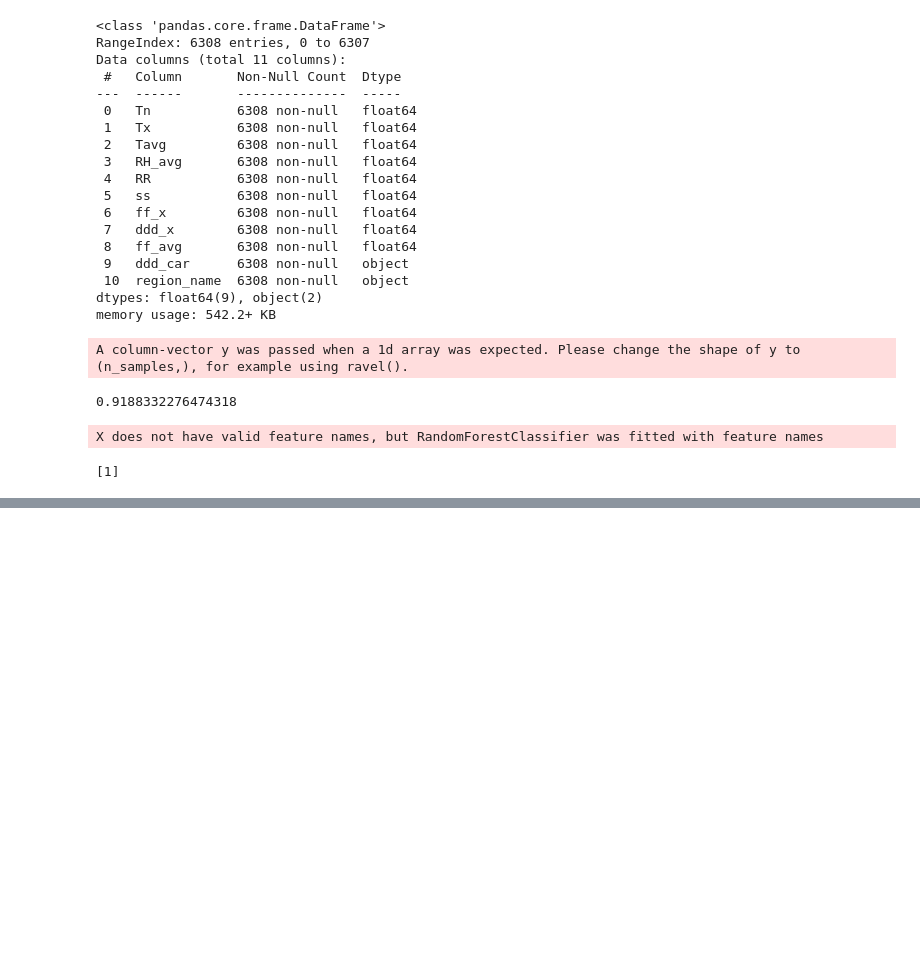
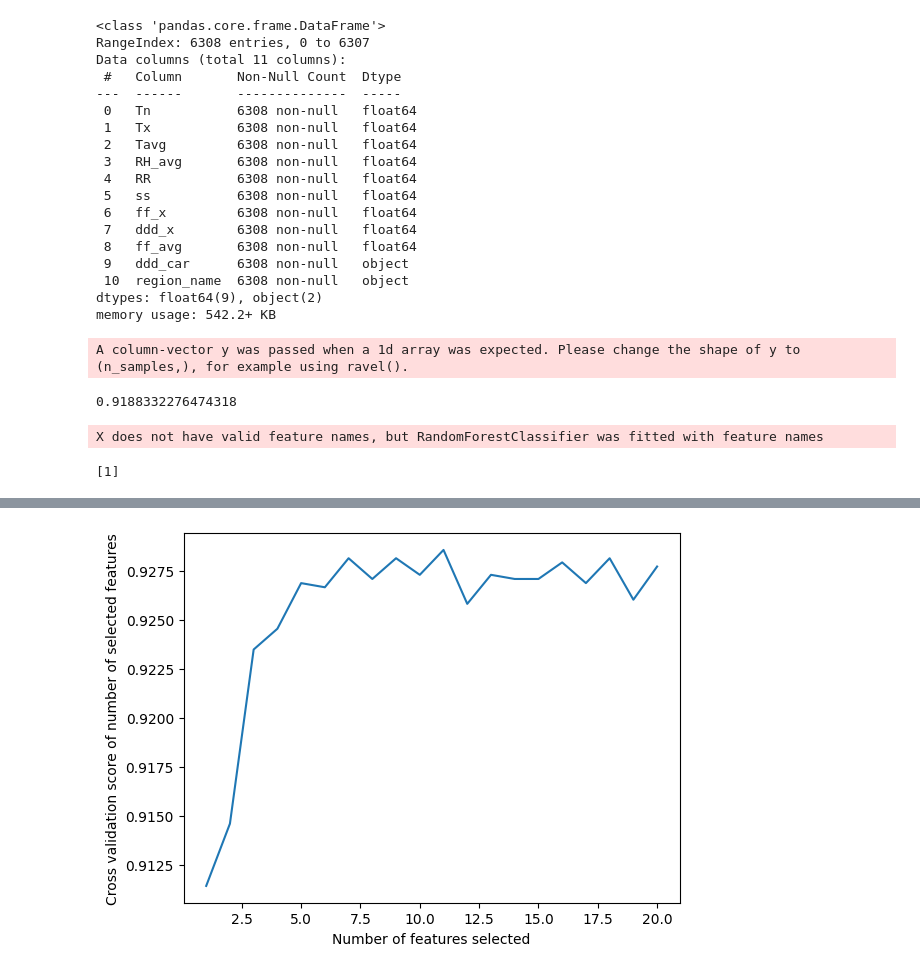
Before and after one commit to Fadhil-hi/Intern-BCC-2024, a Jupyter notebook: Code/models/random-forest.ipynb, the cells around one changed output, grey strips where cells are left out. Cells and saved outputs as stored; diff of their text form; code cells hidden in the pictures; blank space fills up the shorter version.

```diff
--- a/Code/models/random-forest.ipynb
+++ b/Code/models/random-forest.ipynb
@@ -436,0 +478,10 @@ memory usage: 222.4+ KB
+# %%
+from sklearn.feature_selection import RFECV
+
+# The "accuracy" scoring is proportional to the number of correct classifications
+clf_rf_4 = RandomForestClassifier()
+rfecv = RFECV(estimator=clf_rf_4, step=1, cv=5,scoring='accuracy')   #5-fold cross-validation
+rfecv = rfecv.fit(X_train, y_train)
+
+print('Optimal number of features :', rfecv.n_features_)
+print('Best features :', X_train.columns[rfecv.support_])
@@ -436,0 +510,10 @@ memory usage: 222.4+ KB
+# %%
+# Plot number of features VS. cross-validation scores
+import matplotlib.pyplot as plt
+plt.figure()
+plt.xlabel("Number of features selected")
+plt.ylabel("Cross validation score of number of selected features")
+plt.plot(range(1, len(rfecv.cv_results_['mean_test_score']) + 1), rfecv.cv_results_['mean_test_score'])
+plt.show()
+# %% [output]
+[figure, added]
```
Also changed, not shown: parts of 23 cells of this notebook.
